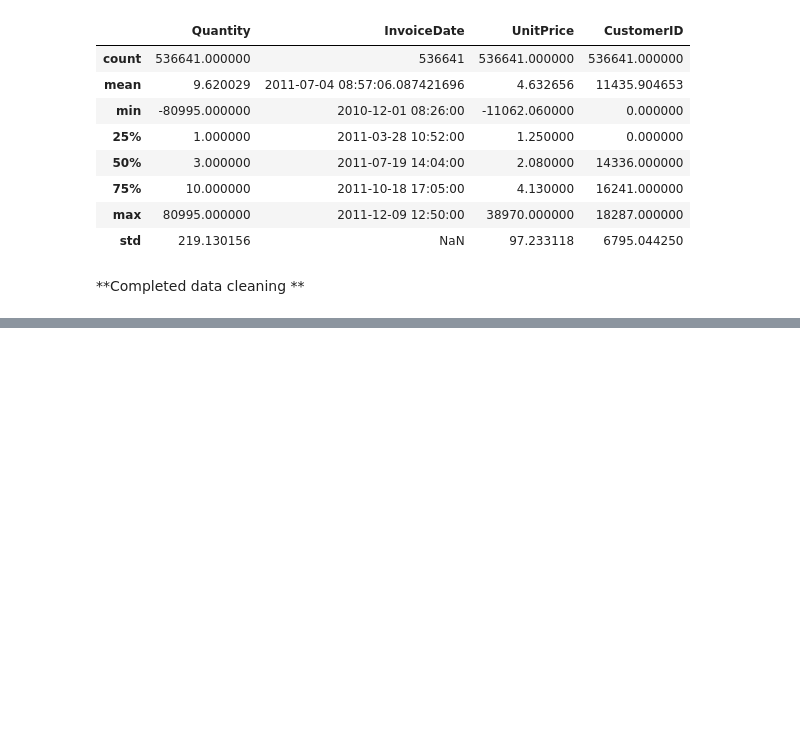
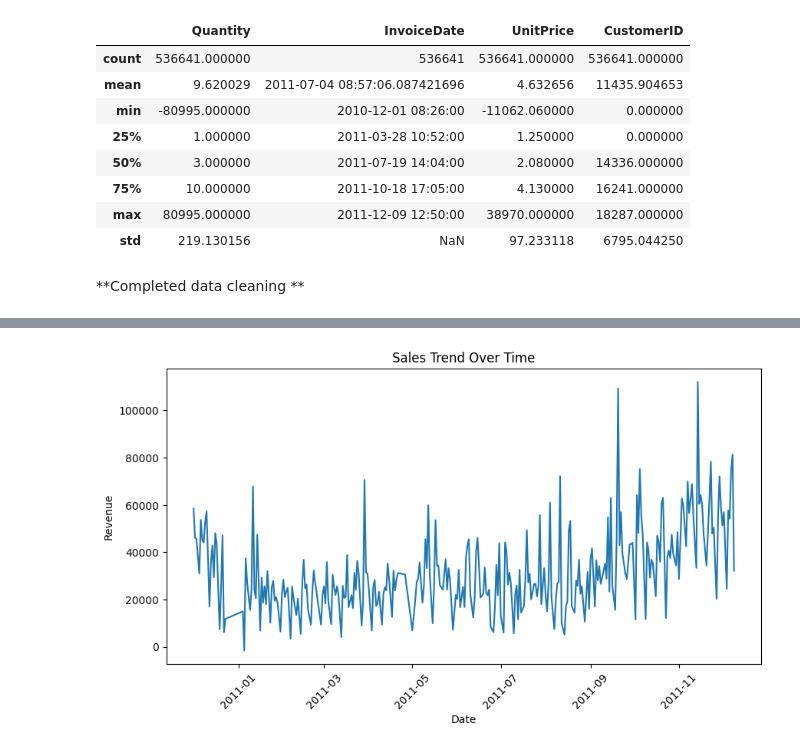
Before and after one commit to SonamCodes-create/Online-Retail-Data-Analysis, a Jupyter notebook: Online Retail Data Analysis.ipynb.ipynb, the cells around one changed output, grey strips where cells are left out. Saved outputs shown, nothing was run; the diff lists cells and outputs as text; code cells hidden in the pictures; blank space fills up the shorter version.

```diff
--- a/Online Retail Data Analysis.ipynb.ipynb
+++ b/Online Retail Data Analysis.ipynb.ipynb
@@ -80,0 +275,18 @@ memory usage: 36.8+ MB
+# %%
+df["InvoiceDate"] = pd.to_datetime(df["InvoiceDate"])
+df["Date"] = df["InvoiceDate"].dt.date
+sales_over_time = (
+    df.groupby("Date")["Revenue"]
+    .sum()
+    .reset_index()
+)
+
+plt.figure(figsize=(10,5))
+plt.plot(sales_over_time["Date"], sales_over_time["Revenue"])
+plt.xticks(rotation=45)
+plt.title("Sales Trend Over Time")
+plt.xlabel("Date")
+plt.ylabel("Revenue")
+plt.show()
+# %% [output]
+[figure, added]
```
Also changed, not shown: parts of 25 cells of this notebook.
